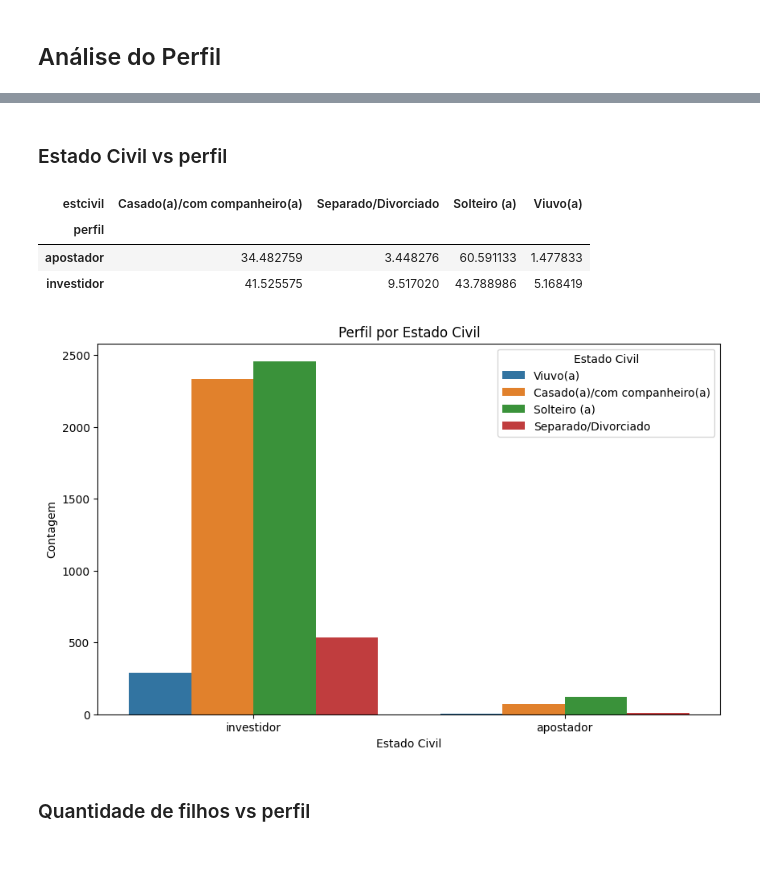
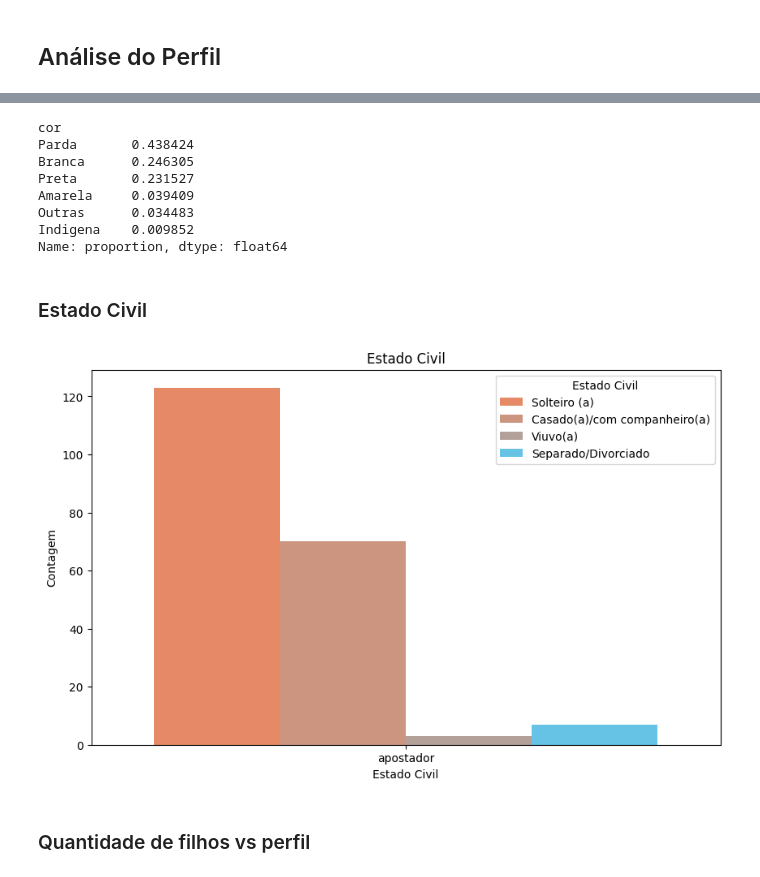
Before and after one commit to reprograma/on35-python-s17-s18-projeto-final, a Jupyter notebook: material /analise_apostadores.ipynb, the cells around one changed output, grey strips where cells are left out. Drawn from its saved outputs; the diff is of its cells as text; code cells hidden in the pictures.

```diff
--- a/material /analise_apostadores.ipynb
+++ b/material /analise_apostadores.ipynb
@@ -50,7 +52,7 @@ Columns: 335 entries, nquest to PESOE
 dtypes: int64(333), object(2)
 memory usage: 14.9+ MB
 # %%
-df2 = df2[['nquest', 'rendacat', 'escolacat', 'p64b', 'p64g', 'p64h' ]]
+df2 = df2[['nquest', 'rendacat', 'escolacat', 'p64b', 'p64gn', 'p64hn', 'p52aan', 'p55n', 'p56n' ]]
 df2.info()
 # %% [output]
 <class 'pandas.core.frame.DataFrame'>
@@ -95,3 +116,5 @@ df_invest['perfil'] = df_invest['p66'].apply(lambda x: 'apostador' if x == 'Freq
+# %%
+df_invest['perfil binário'] = df_invest['perfil'].apply(lambda x: '1' if x == 'apostador' else '0')
 # %%
 df_invest
 # %% [output]
@@ -166,0 +214,3 @@ df_invest.describe().T
+# %%
+apostadores = df_invest[df_invest['perfil binário'] == '1']
+apostadores
@@ -403,0 +237,21 @@ perfil_raca
+# %%
+# definir tamanho da figura
+plt.figure(figsize=(10, 6))
+cores = ['#fa7f51', '#d88f73', '#b69e95', '#51cdfa', '#95aeb6', '#73bdd8','#fe9f51', '#e99f73', '#c98e95', '#72beda', '#95cec9', '#85fdd8' ]
+
+sns.countplot(data = apostadores,
+              x = 'perfil',
+              hue = 'faixa etária',
+              palette = cores,
+              legend = True)
+
+# definir texto do título e eixos x e y
+
+plt.title('Faixa etária')
+plt.xlabel('Faixa etária')
+plt.ylabel('Contagem')
+
+# plotar e definir texto da legenda
+plt.legend(title = 'Faixa etária')
+
+plt.show()
@@ -412,34 +484,37 @@ perfil_raca_porcentagem
+# %%
+apostadores['cor'].value_counts(normalize=True)
+# %% [output]
+cor
+Parda       0.438424
+Branca      0.246305
+Preta       0.231527
+Amarela     0.039409
+Outras      0.034483
+Indigena    0.009852
+Name: proportion, dtype: float64
 # %% [markdown]
-### Estado Civil vs perfil
+### Estado Civil
-# %%
-perfil_estciv = pd.pivot_table(df_invest, index='perfil', columns='estcivil', aggfunc='size', fill_value=0)
-perfil_estciv_porcentagem = perfil_estciv.div(perfil_estciv.sum(axis=1), axis=0)*100
-perfil_estciv_porcentagem
-# %% [output]
-| estcivil | Casado(a)/com companheiro(a) | Separado/Divorciado | Solteiro (a) | Viuvo(a) |
-| perfil |  |  |  |  |
-| apostador | 34.482759 | 3.448276 | 60.591133 | 1.477833 |
-| investidor | 41.525575 | 9.517020 | 43.788986 | 5.168419 |
 # %%
 # definir tamanho da figura
 plt.figure(figsize=(10, 6))
 
 
-sns.countplot(data = df_invest,
+sns.countplot(data = apostadores,
               x = 'perfil',
-              hue = 'estcivil')
+              hue = 'estcivil',
+              palette = cores)
 
 # definir texto do título e eixos x e y
 
-plt.title('Perfil por Estado Civil')
+plt.title('Estado Civil')
 plt.xlabel('Estado Civil')
 plt.ylabel('Contagem')
 
 # plotar e definir texto da legenda
 plt.legend(title = 'Estado Civil')
 
 plt.show()
 # %% [output]
-[figure, old version]
+[figure, new version]
 # %% [markdown]
 ### Quantidade de filhos vs perfil
```
Also changed, not shown: parts of 71 cells of this notebook, 5 other files.
